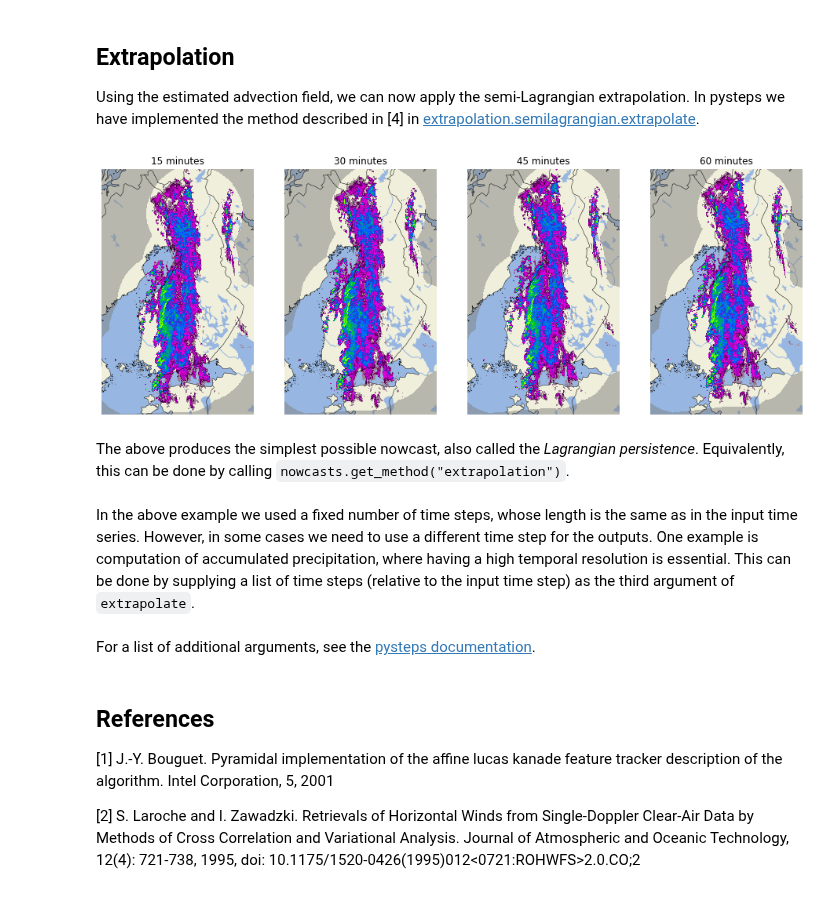
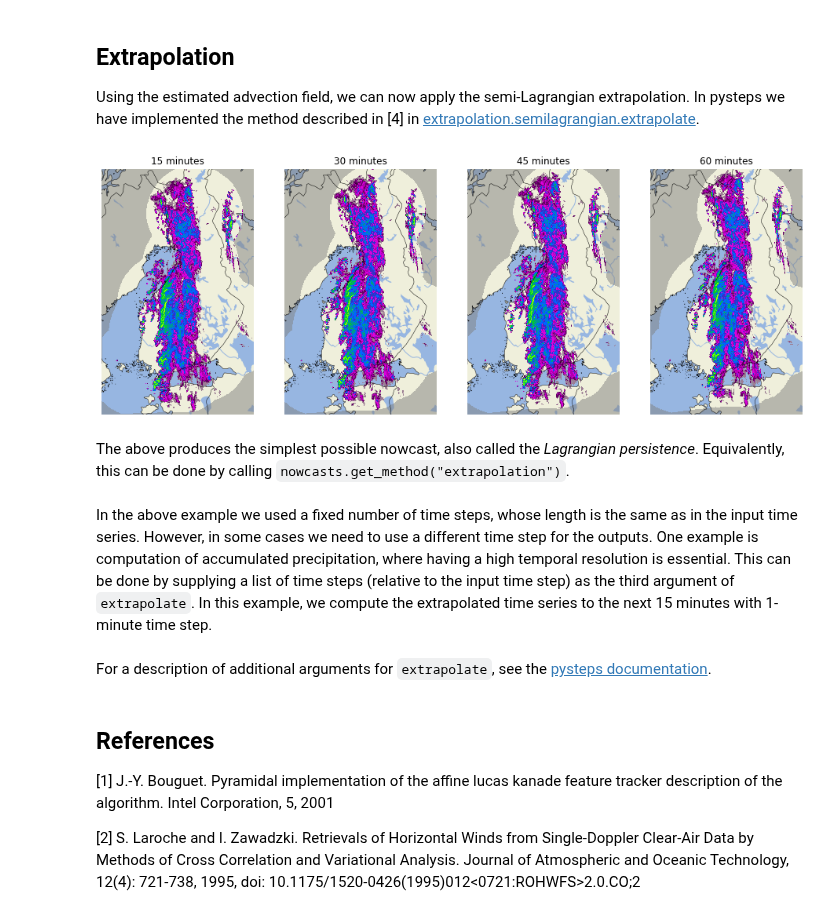
Before and after one commit to pySTEPS/ERAD-nowcasting-course-2022, a Jupyter notebook: hands-on-session-users/notebooks/block_03_optical_flow_and_extrapolation.ipynb, the cells around one changed output. Drawn from its saved outputs; the diff is of its cells as text; code cells hidden in the pictures.

```diff
--- a/hands-on-session-users/notebooks/block_03_optical_flow_and_extrapolation.ipynb
+++ b/hands-on-session-users/notebooks/block_03_optical_flow_and_extrapolation.ipynb
@@ -65,7 +65,10 @@ plt.figure(figsize=(18, 6))
 
 # When computing the optical flow, transforming the precipitation rates (mm/h)
 # to dBR via the logarithmic transform shown in the previous exercise generally
-# improves the reliability of the estimation.
+# improves the reliability of the estimation. However, if we want to emphasize
+# estimation of the motion of cells containing the highest precipitation rates,
+# it could be a good idea to apply optical flow directly without the
+# transformation.
 precip_dbr, metadata_dbr = transformation.dB_transform(
     precip,
     metadata,
@@ -88,21 +91,21 @@ for i, method in enumerate(methods):
     if method == "LK":
         # Use six most recent precipitation fields (30 minutes) for Lucas-Kanade
         # Disable printing with verbose=False
-        motion_field = oflow(precip_finite[-6:], verbose=False)
+        advection = oflow(precip_finite[-6:], verbose=False)
     elif method == "VET":
         # VET takes two or three input fields
-        motion_field = oflow(precip_finite[-3:], verbose=False)
+        advection = oflow(precip_finite[-3:], verbose=False)
     elif method == "DARTS":
         # Use twelve most recent precipitation fields (one hour) for DARTS that
         # performs the best when supplied with a long time series
-        motion_field = oflow(precip_finite[-12:], verbose=False)
+        advection = oflow(precip_finite[-12:], verbose=False)
 
     print(f"Optical flow computation with {method} took {time.time() - starttime:.03f} seconds")
 
     plt.subplot(131 + i)
 
     plot_precip_field(precip[-1], geodata=metadata, title=method)
-    quiver(motion_field, geodata=metadata, step=15, quiver_kwargs={"scale": 50})
+    quiver(advection, geodata=metadata, step=15, quiver_kwargs={"scale": 50})
 
 plt.show()
 # %% [output]
@@ -117,27 +122,27 @@ Using the estimated advection field, we can now apply the semi-Lagrangian extrap
 # %%
 from pysteps.extrapolation.semilagrangian import extrapolate
 
 # Extrapolate the last observed precipitation field to 12 time steps (one hour)
 # forward in 5-minute time steps. The composite contains NaN values outside the
 # radar domain, so we need to use the allow_nonfinite_values option.
-precip_extrap = extrapolate(precip[-1], motion_field, 12, allow_nonfinite_values=True)
+precip_extrap = extrapolate(precip[-1], advection, 12, allow_nonfinite_values=True)
 
 plt.figure(figsize=(16, 10))
 
 # Here we plot only four time steps. Note that even if we are interested in a
 # small number of future time steps, the extrapolation should be done by using
 # as large number of time steps (and iterations, see the n_iter argument) as
 # possible to achieve the best accuracy. This is because we are integrating the
 # movement of precipitation along a nonlinear advection field.
 for i, j in enumerate(range(2, 13, 3)):
     plt.subplot(1, 4, 1 + i)
     plot_precip_field(precip_extrap[j], geodata=metadata, colorbar=False)
     plt.title(f"{(j + 1) * 5} minutes")
 
 plt.show()
 # %% [output]
-[figure, old version]
+[figure, new version]
 # %% [markdown]
 The above produces the simplest possible nowcast, also called the *Lagrangian persistence*. Equivalently, this can be done by calling `nowcasts.get_method("extrapolation")`.
 # %% [markdown]
-In the above example we used a fixed number of time steps, whose length is the same as in the input time series. However, in some cases we need to use a different time step for the outputs. One example is computation of accumulated precipitation, where having a high temporal resolution is essential. This can be done by supplying a list of time steps (relative to the input time step) as the third argument of `extrapolate`.
+In the above example we used a fixed number of time steps, whose length is the same as in the input time series. However, in some cases we need to use a different time step for the outputs. One example is computation of accumulated precipitation, where having a high temporal resolution is essential. This can be done by supplying a list of time steps (relative to the input time step) as the third argument of `extrapolate`. In this example, we compute the extrapolated time series to the next 15 minutes with 1-minute time step.
@@ -147,5 +154,5 @@ precip_extrap = extrapolate(precip[-1], motion_field, timesteps, allow_nonfinite
 # %% [markdown]
-For a list of additional arguments, see the [pysteps documentation](https://pysteps.readthedocs.io/en/stable/generated/pysteps.extrapolation.semilagrangian.extrapolate.html#pysteps.extrapolation.semilagrangian.extrapolate).
+For a description of additional arguments for `extrapolate`, see the [pysteps documentation](https://pysteps.readthedocs.io/en/stable/generated/pysteps.extrapolation.semilagrangian.extrapolate.html#pysteps.extrapolation.semilagrangian.extrapolate).
 # %% [markdown]
 ## References
 
```
Also changed, not shown: parts of 5 cells of this notebook.
